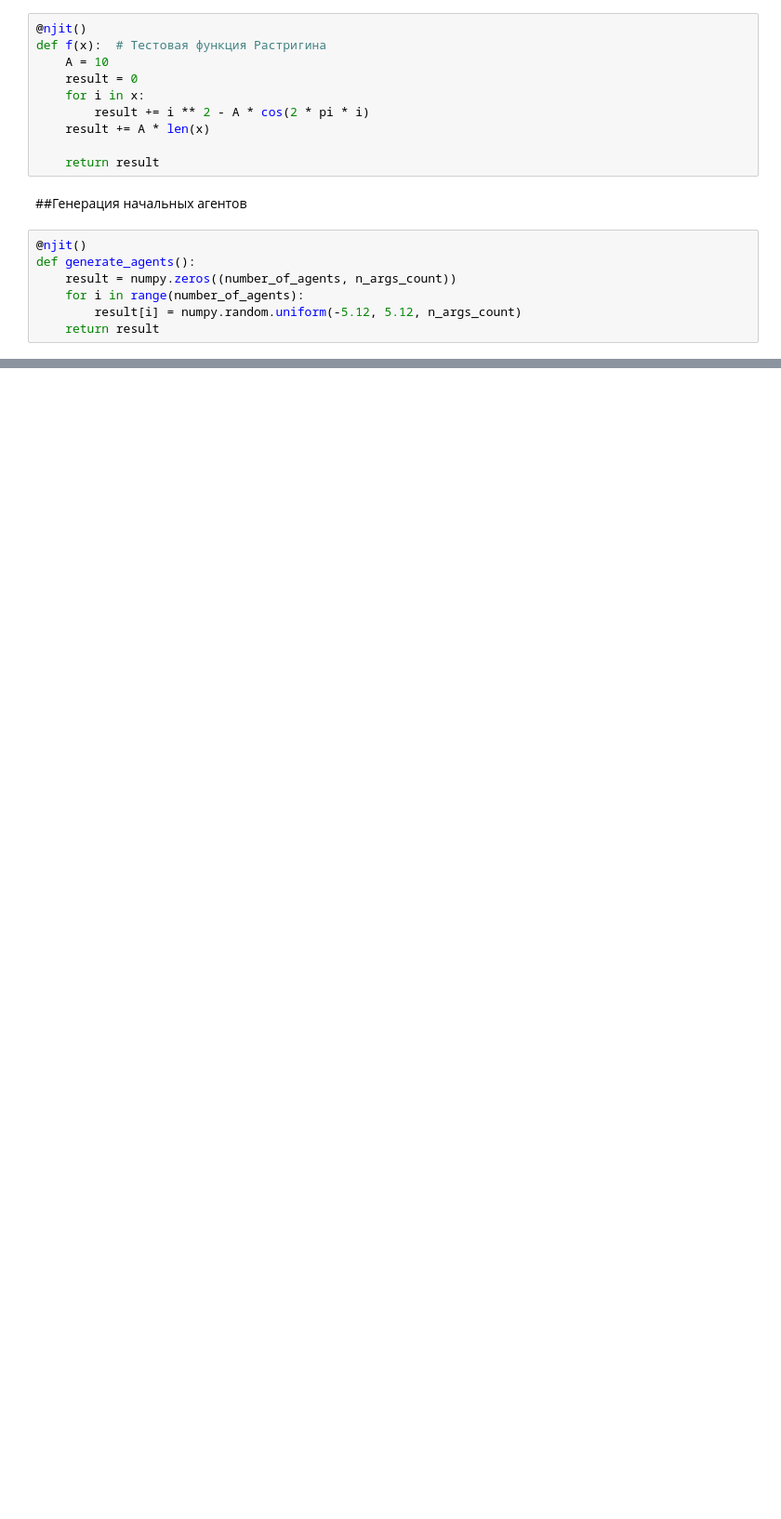
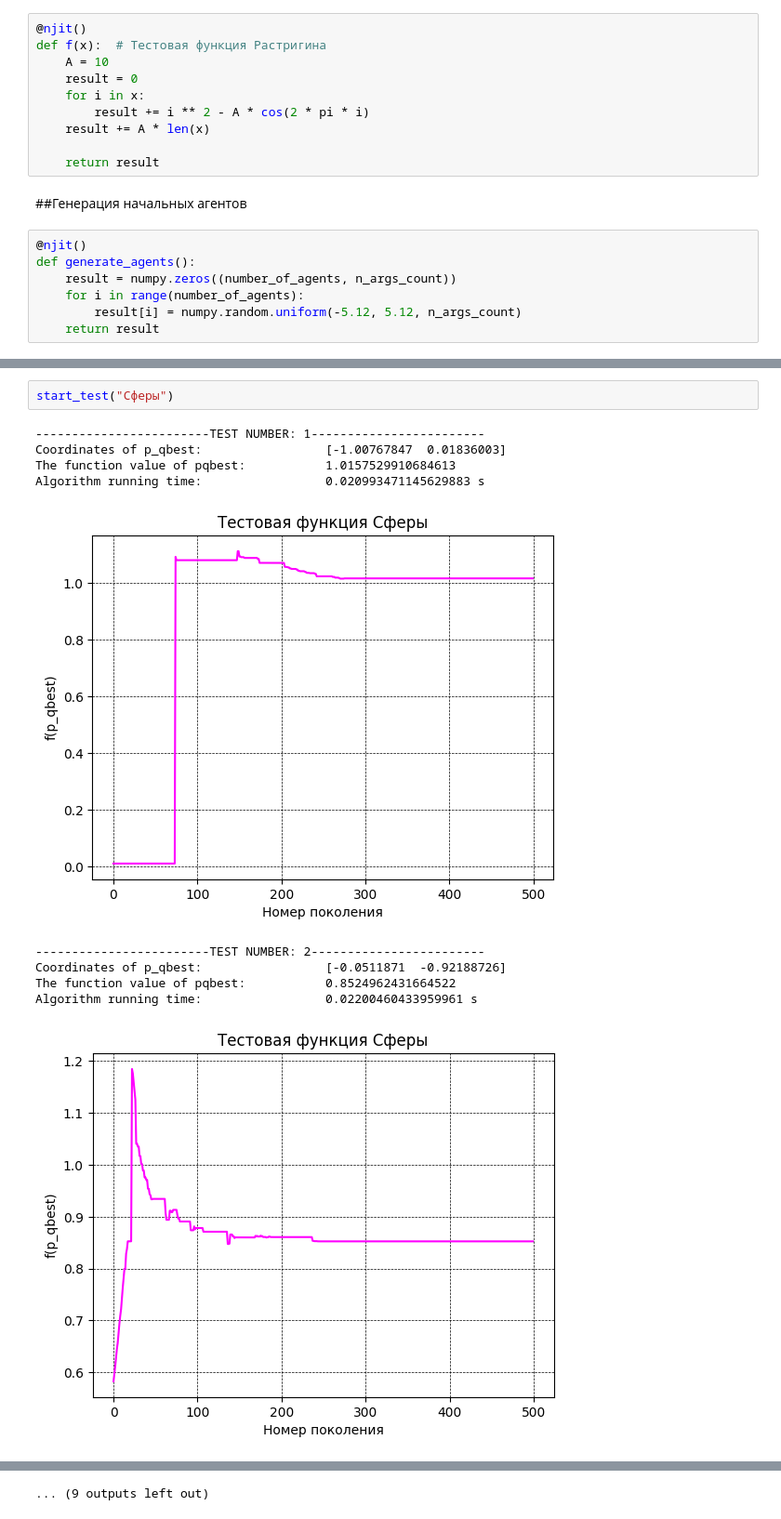
Before and after one commit to ermii42/ETFSS, a Jupyter notebook: Jupiter/main_project.ipynb, the cells around one changed output, grey strips where cells are left out. Shown at 93% size. Cells and saved outputs as stored; diff of their text form; blank space fills up the shorter version.

```diff
--- a/Jupiter/main_project.ipynb
+++ b/Jupiter/main_project.ipynb
@@ -215,0 +294,13 @@ Algorithm running time:                 0.020987272262573242 s
+# %%
+start_test("Сферы")
+# %% [output]
+------------------------TEST NUMBER: 1------------------------
+Coordinates of p_qbest:                 [-1.00767847  0.01836003]
+The function value of pqbest:           1.0157529910684613
+Algorithm running time:                 0.020993471145629883 s
+[figure, added]
+------------------------TEST NUMBER: 2------------------------
+Coordinates of p_qbest:                 [-0.0511871  -0.92188726]
+The function value of pqbest:           0.8524962431664522
+Algorithm running time:                 0.02200460433959961 s
+[figure, added]
@@ -215,0 +327 @@ Algorithm running time:                 0.020987272262573242 s
+... (9 outputs left out)
```
Also changed, not shown: parts of 16 cells of this notebook, 2 other files.
